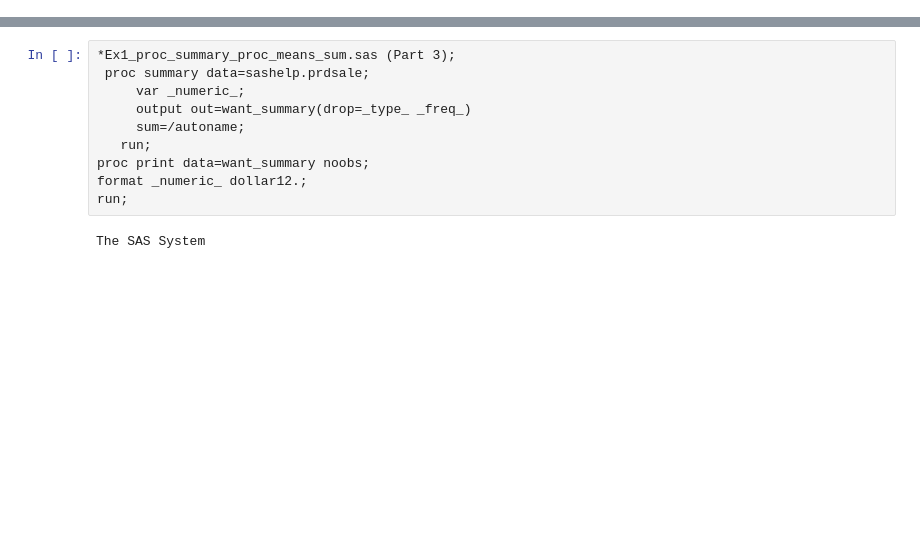
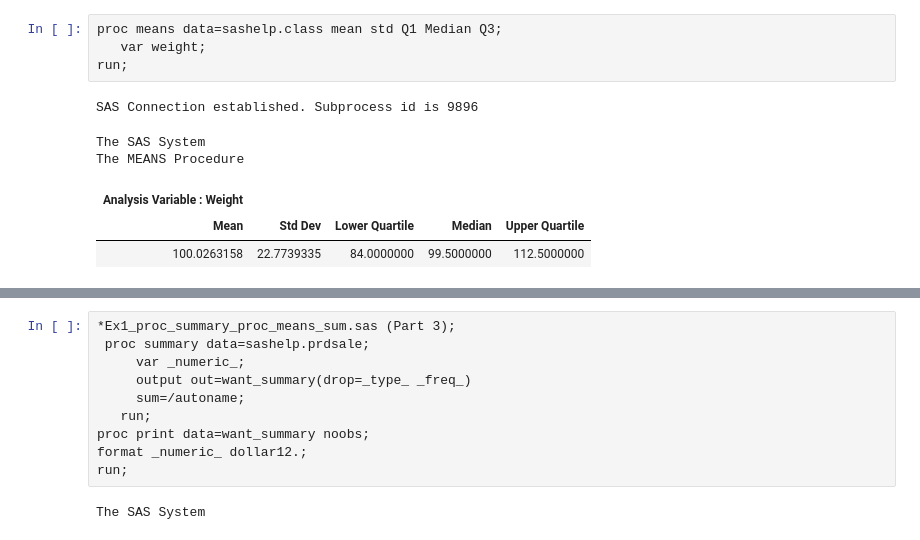
Before and after one commit to ProcJimi/curriculum, a Jupyter notebook: Week7/Week7.ipynb, the cells around one changed output, grey strips where cells are left out. Drawn from its saved outputs; the diff is of its cells as text; blank space fills up the shorter version.

```diff
--- a/Week7/Week7.ipynb
+++ b/Week7/Week7.ipynb
@@ -14,0 +20,11 @@ The MEANS Procedure
+# %%
+proc means data=sashelp.class mean std Q1 Median Q3;
+   var weight;
+run;
+# %% [output]
+SAS Connection established. Subprocess id is 9896
+The SAS System
+The MEANS Procedure
+| Analysis Variable : Weight |  |  |  |  |
+| Mean | Std Dev | Lower Quartile | Median | Upper Quartile |
+| 100.0263158 | 22.7739335 | 84.0000000 | 99.5000000 | 112.5000000 |
```
Also changed, not shown: parts of 11 cells of this notebook, 2 other files.
